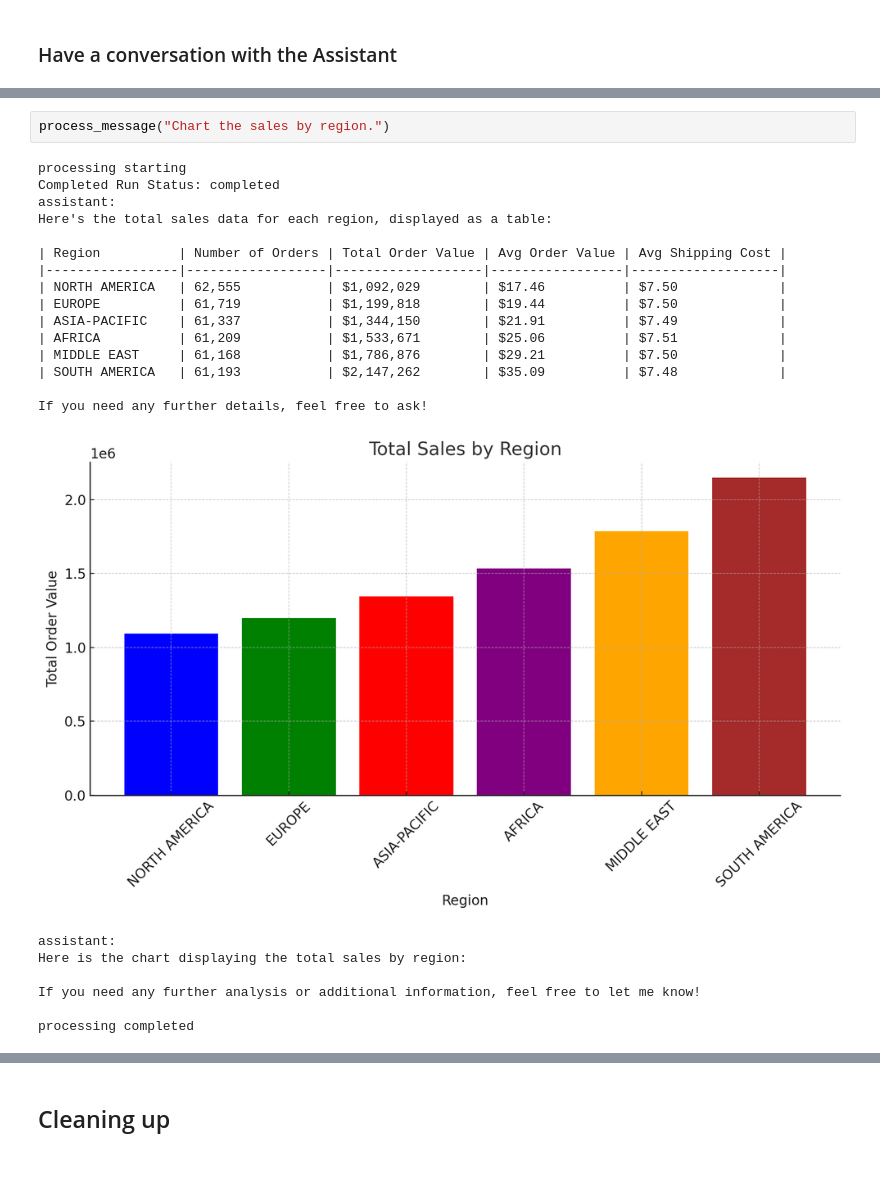
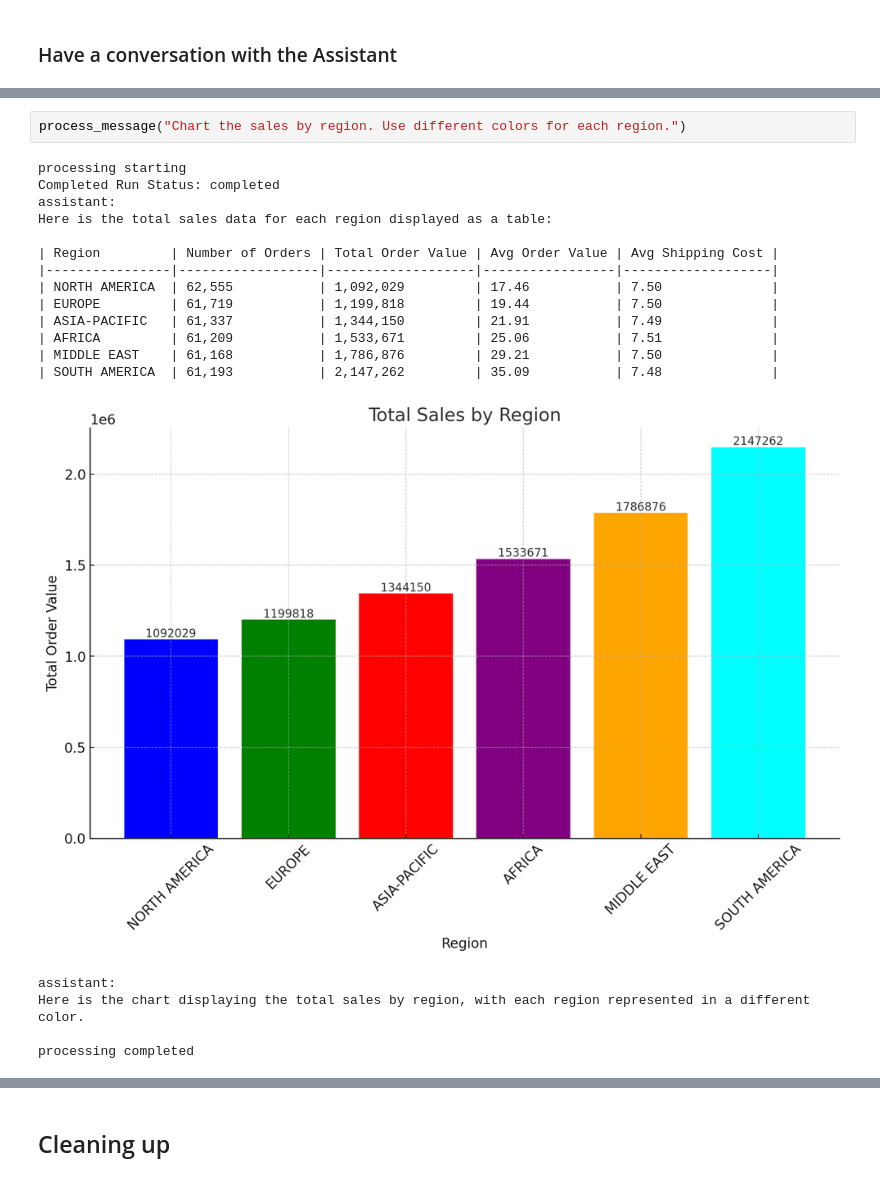
Before and after one commit to gloveboxes/Introduction-to-Azure-Assistants, a Jupyter notebook: demo-2-contoso-sales-analysis.ipynb, the cells around one changed output, grey strips where cells are left out. Cells and saved outputs as stored; diff of their text form.

```diff
--- a/demo-2-contoso-sales-analysis.ipynb
+++ b/demo-2-contoso-sales-analysis.ipynb
@@ -327,28 +325,24 @@ If you need any further details, feel free to ask!
 
 processing completed
 # %%
-process_message("Chart the sales by region.")
+process_message("Chart the sales by region. Use different colors for each region.")
 # %% [output]
 processing starting
 Completed Run Status: completed
 assistant:
-Here's the total sales data for each region, displayed as a table:
+Here is the total sales data for each region displayed as a table:
 
-| Region          | Number of Orders | Total Order Value | Avg Order Value | Avg Shipping Cost |
-|-----------------|------------------|-------------------|-----------------|-------------------|
-| NORTH AMERICA   | 62,555           | $1,092,029        | $17.46          | $7.50             |
-| EUROPE          | 61,719           | $1,199,818        | $19.44          | $7.50             |
-| ASIA-PACIFIC    | 61,337           | $1,344,150        | $21.91          | $7.49             |
-| AFRICA          | 61,209           | $1,533,671        | $25.06          | $7.51             |
-| MIDDLE EAST     | 61,168           | $1,786,876        | $29.21          | $7.50             |
-| SOUTH AMERICA   | 61,193           | $2,147,262        | $35.09          | $7.48             |
-
-If you need any further details, feel free to ask!
+| Region         | Number of Orders | Total Order Value | Avg Order Value | Avg Shipping Cost |
+|----------------|------------------|-------------------|-----------------|-------------------|
+| NORTH AMERICA  | 62,555           | 1,092,029         | 17.46           | 7.50              |
+| EUROPE         | 61,719           | 1,199,818         | 19.44           | 7.50              |
+| ASIA-PACIFIC   | 61,337           | 1,344,150         | 21.91           | 7.49              |
+| AFRICA         | 61,209           | 1,533,671         | 25.06           | 7.51              |
+| MIDDLE EAST    | 61,168           | 1,786,876         | 29.21           | 7.50              |
+| SOUTH AMERICA  | 61,193           | 2,147,262         | 35.09           | 7.48              |
-[figure, old version]
+[figure, new version]
 assistant:
-Here is the chart displaying the total sales by region:
-
-If you need any further analysis or additional information, feel free to let me know!
+Here is the chart displaying the total sales by region, with each region represented in a different color.
 
 processing completed
 # %%
```
Also changed, not shown: parts of 3 cells of this notebook.
